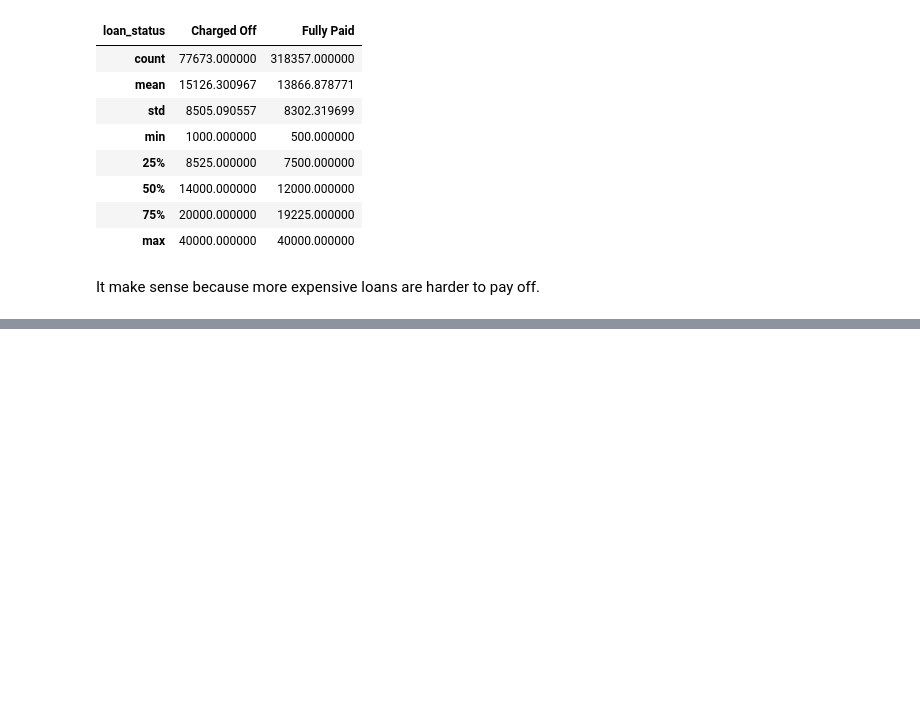
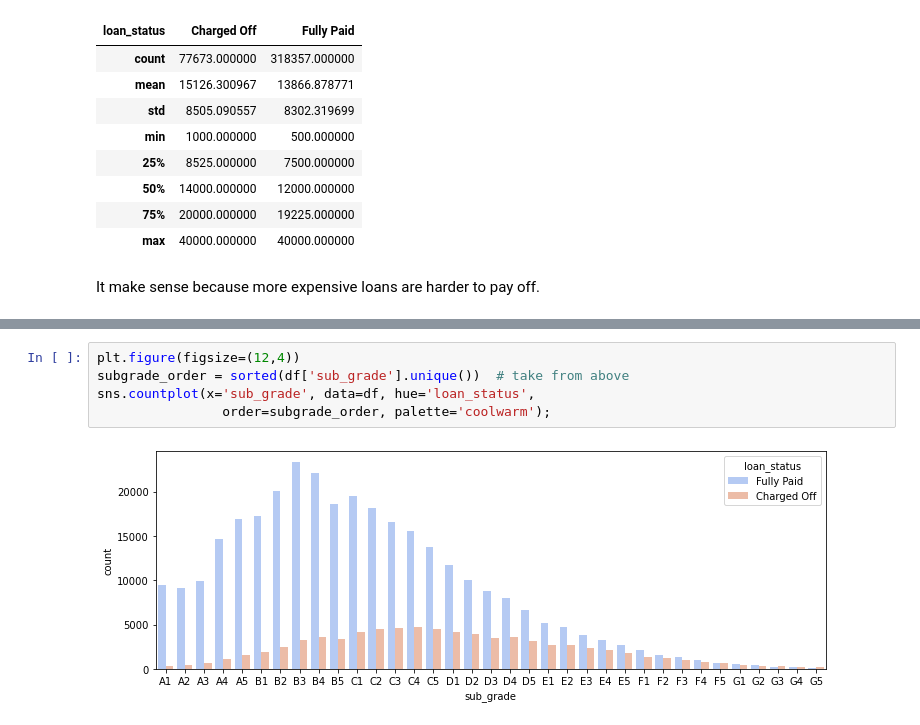
Before and after one commit to bdotbull/bb_learning_tf2_and_keras, a Jupyter notebook: topics/classification/classification_project.ipynb, the cells around one changed output, grey strips where cells are left out. Cells and saved outputs as stored; diff of their text form; blank space fills up the shorter version.

```diff
--- a/topics/classification/classification_project.ipynb
+++ b/topics/classification/classification_project.ipynb
@@ -177,0 +199,7 @@ It make sense because more expensive loans are harder to pay off.
+# %%
+plt.figure(figsize=(12,4))
+subgrade_order = sorted(df['sub_grade'].unique())  # take from above
+sns.countplot(x='sub_grade', data=df, hue='loan_status',
+                order=subgrade_order, palette='coolwarm');
+# %% [output]
+[figure, added]
```
Also changed, not shown: parts of 6 cells of this notebook.
